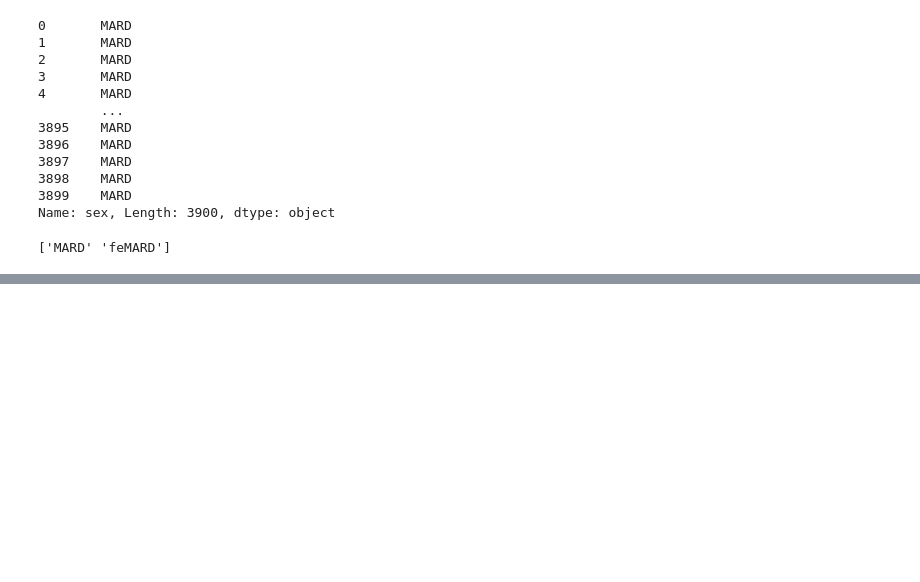
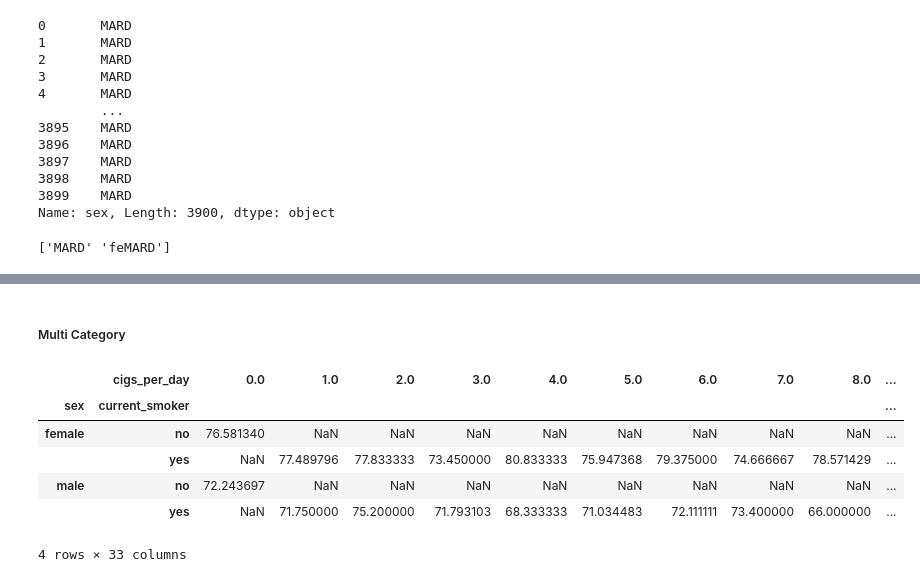
Before and after one commit to pradhans369/Python_and_Data_Science, a Jupyter notebook: 0 ML practice/18_5.ipynb, the cells around one changed output, grey strips where cells are left out. Saved outputs shown, nothing was run; the diff lists cells and outputs as text; code cells hidden in the pictures; blank space fills up the shorter version.

```diff
--- a/0 ML practice/18_5.ipynb
+++ b/0 ML practice/18_5.ipynb
@@ -181,0 +346,12 @@ Name: sex, dtype: object
+# %% [markdown]
+##### Multi Category
+# %%
+df.pivot_table(index=['sex','current_smoker'], columns='cigs_per_day', values='heart_rate', aggfunc='mean')
+# %% [output]
+|  | cigs_per_day | 0.0 | 1.0 | 2.0 | 3.0 | 4.0 | 5.0 | 6.0 | 7.0 | 8.0 | ... |
+| sex | current_smoker |  |  |  |  |  |  |  |  |  | ... |
+| female | no | 76.581340 | NaN | NaN | NaN | NaN | NaN | NaN | NaN | NaN | ... |
+|  | yes | NaN | 77.489796 | 77.833333 | 73.450000 | 80.833333 | 75.947368 | 79.375000 | 74.666667 | 78.571429 | ... |
+| male | no | 72.243697 | NaN | NaN | NaN | NaN | NaN | NaN | NaN | NaN | ... |
+|  | yes | NaN | 71.750000 | 75.200000 | 71.793103 | 68.333333 | 71.034483 | 72.111111 | 73.400000 | 66.000000 | ... |
+4 rows × 33 columns
```
Also changed, not shown: parts of 25 cells of this notebook, 1 other file.
